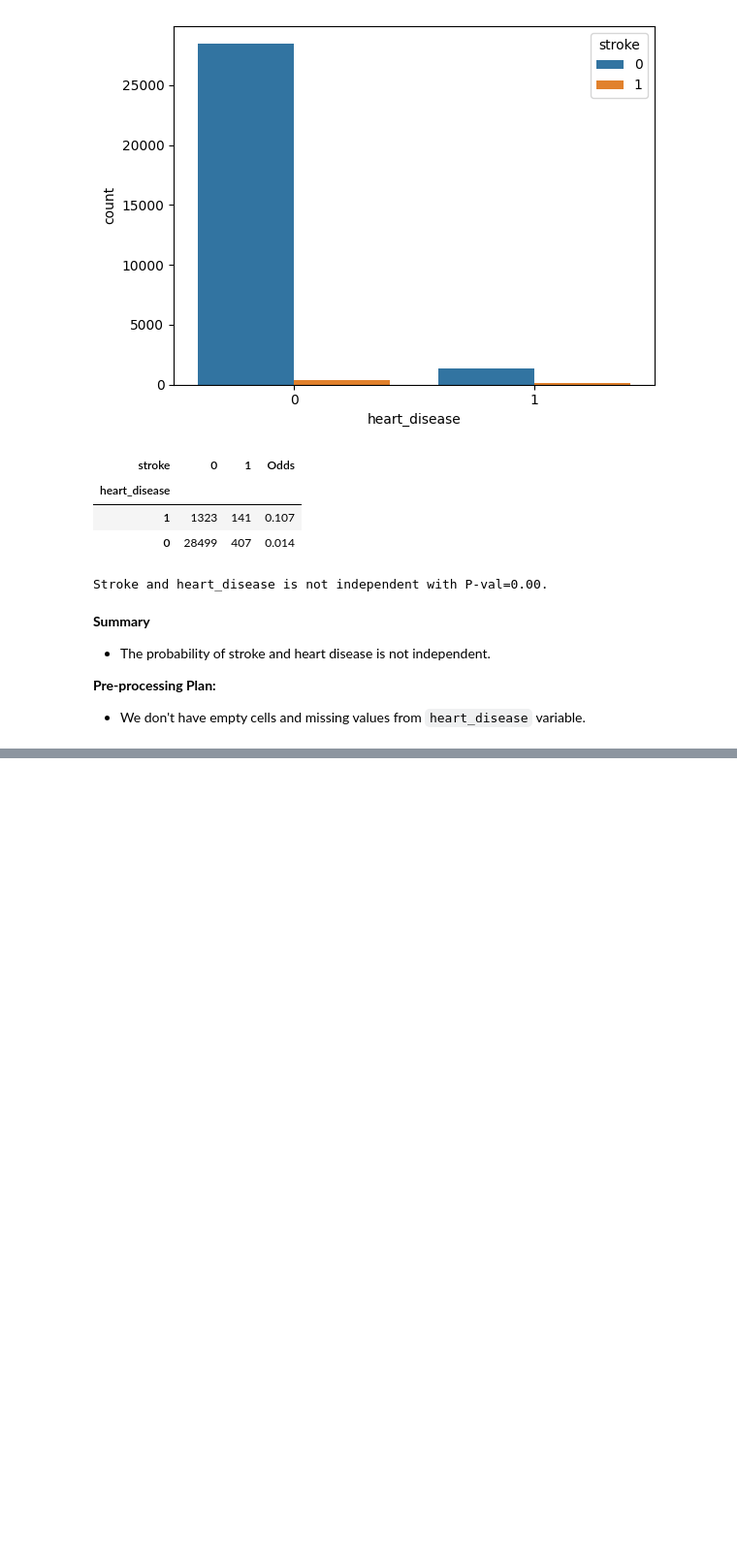
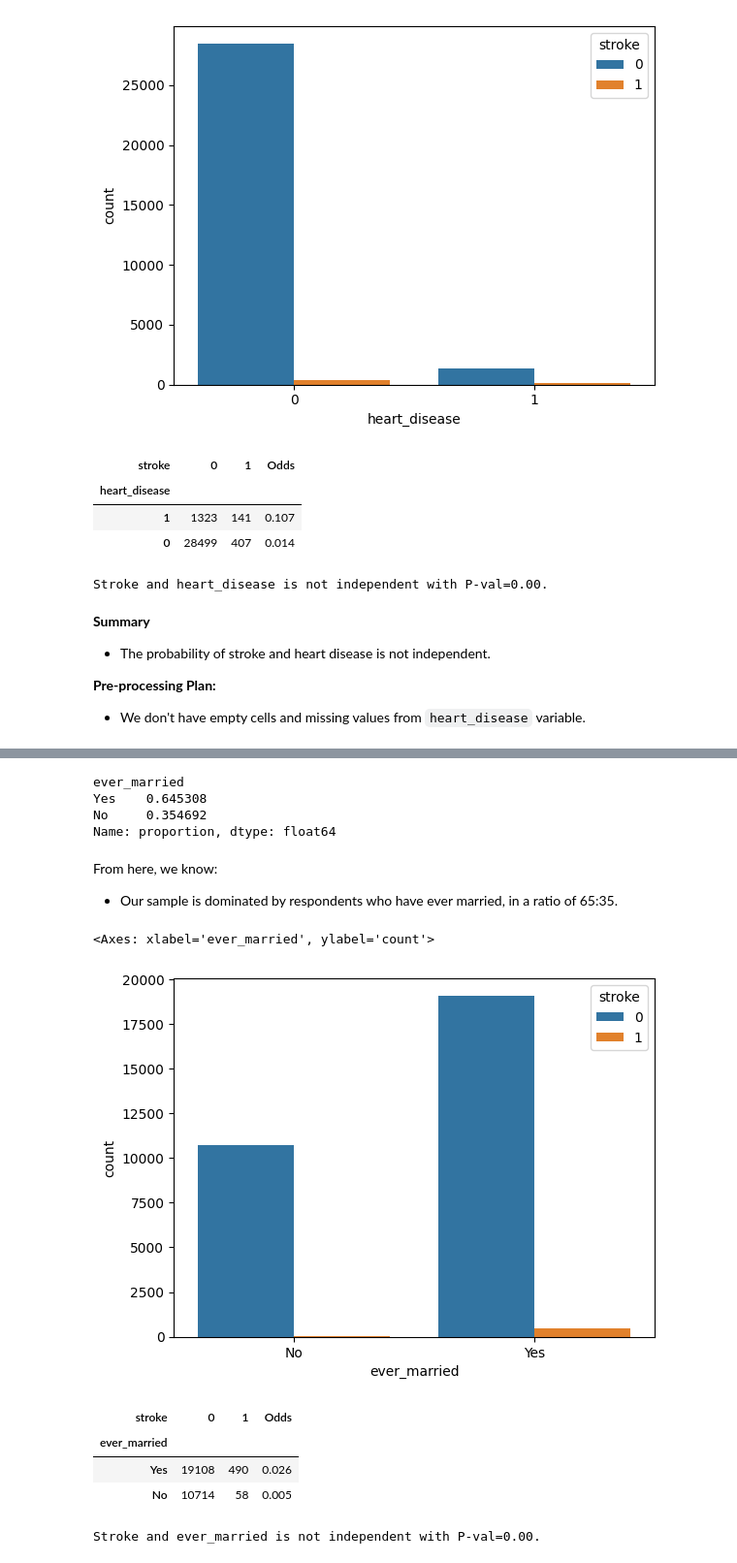
Before and after one commit to daniel-satria/credit_scoring, a Jupyter notebook: notebook/5.imbalancedSampe.ipynb, the cells around one changed output, grey strips where cells are left out. Shown at 97% size. Drawn from its saved outputs; the diff is of its cells as text; code cells hidden in the pictures; blank space fills up the shorter version.

Commit message:
Updating Imbalanced Analysis until Pre-processing Test Set.

```diff
--- a/notebook/5.imbalancedSampe.ipynb
+++ b/notebook/5.imbalancedSampe.ipynb
@@ -528,0 +535,37 @@ Stroke and heart_disease is not independent with P-val=0.00.
+# %%
+# Describe proportion of 'ever_married'
+data_train['ever_married'].value_counts(normalize = True)
+# %% [output]
+ever_married
+Yes    0.645308
+No     0.354692
+Name: proportion, dtype: float64
+# %% [markdown]
+From here, we know:
+- Our sample is dominated by respondents who have ever married, in a ratio of 65:35.
+# %%
+# Describe proportion of stroke by `ever_married`
+sns.countplot(data = data_train,
+              x = 'ever_married',
+              hue = response_variable)
+# %% [output]
+<Axes: xlabel='ever_married', ylabel='count'>
+[figure, added]
+# %%
+# Calculate odds of default from predictor 'ever_married'
+odds_ever_married = calculate_odds(data = data_train,
+                                   predictor_label = 'ever_married')
+
+odds_ever_married
+# %% [output]
+| stroke | 0 | 1 | Odds |
+| ever_married |  |  |  |
+| Yes | 19108 | 490 | 0.026 |
+| No | 10714 | 58 | 0.005 |
+# %%
+# Perform the independence test
+independence_test(data = data_train,
+                  predictor_label = 'ever_married',
+                  alpha = 0.05)
+# %% [output]
+Stroke and ever_married is not independent with P-val=0.00.
```
Also changed, not shown: parts of 134 cells of this notebook.
